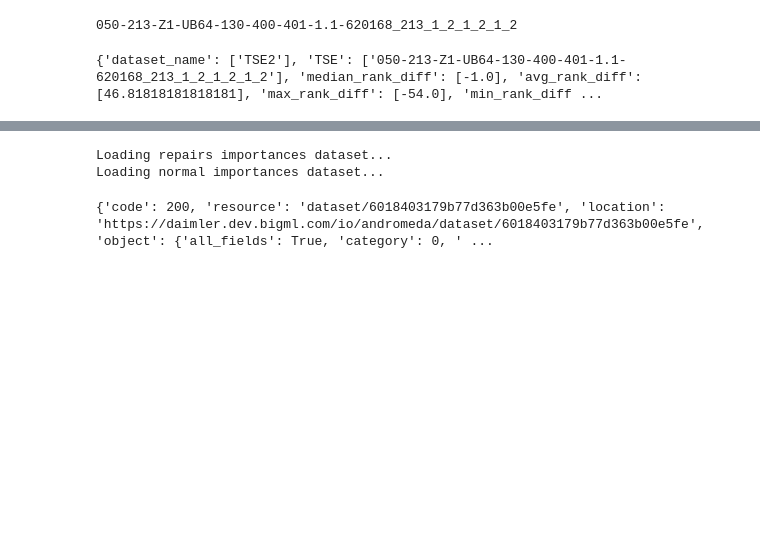
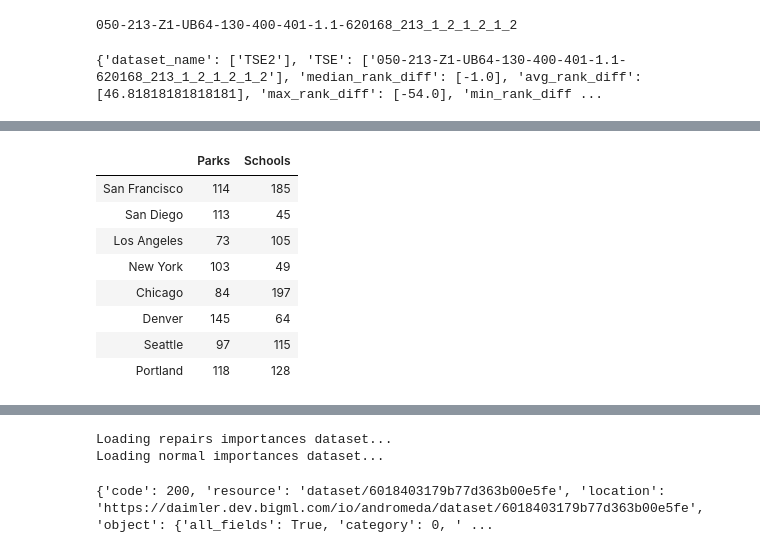
Before and after one commit to guillemvidalfite/ml-utils, a Jupyter notebook: anomaly-importances-util/notebooks/Python_development.ipynb, the cells around one changed output, grey strips where cells are left out. Saved outputs shown, nothing was run; the diff lists cells and outputs as text; code cells hidden in the pictures; blank space fills up the shorter version.

```diff
--- a/anomaly-importances-util/notebooks/Python_development.ipynb
+++ b/anomaly-importances-util/notebooks/Python_development.ipynb
@@ -413,0 +459,12 @@ print(cur_ds_stats_dict)
+# %%
+df
+# %% [output]
+|  | Parks | Schools |
+| San Francisco | 114 | 185 |
+| San Diego | 113 | 45 |
+| Los Angeles | 73 | 105 |
+| New York | 103 | 49 |
+| Chicago | 84 | 197 |
+| Denver | 145 | 64 |
+| Seattle | 97 | 115 |
+| Portland | 118 | 128 |
```
Also changed, not shown: parts of 9 cells of this notebook, 6 other files.
